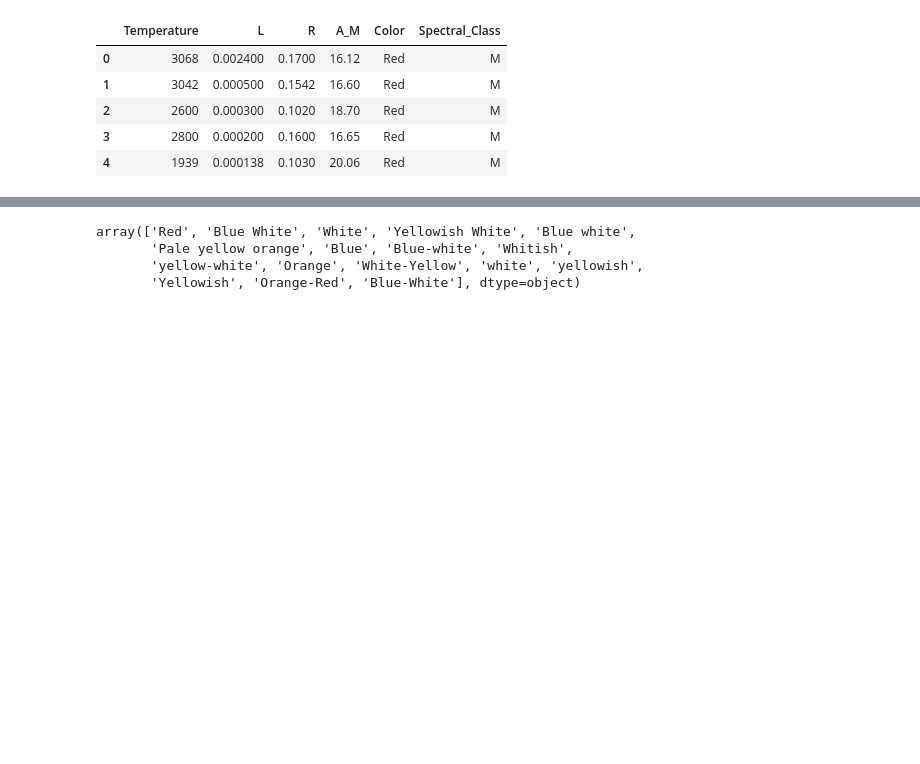
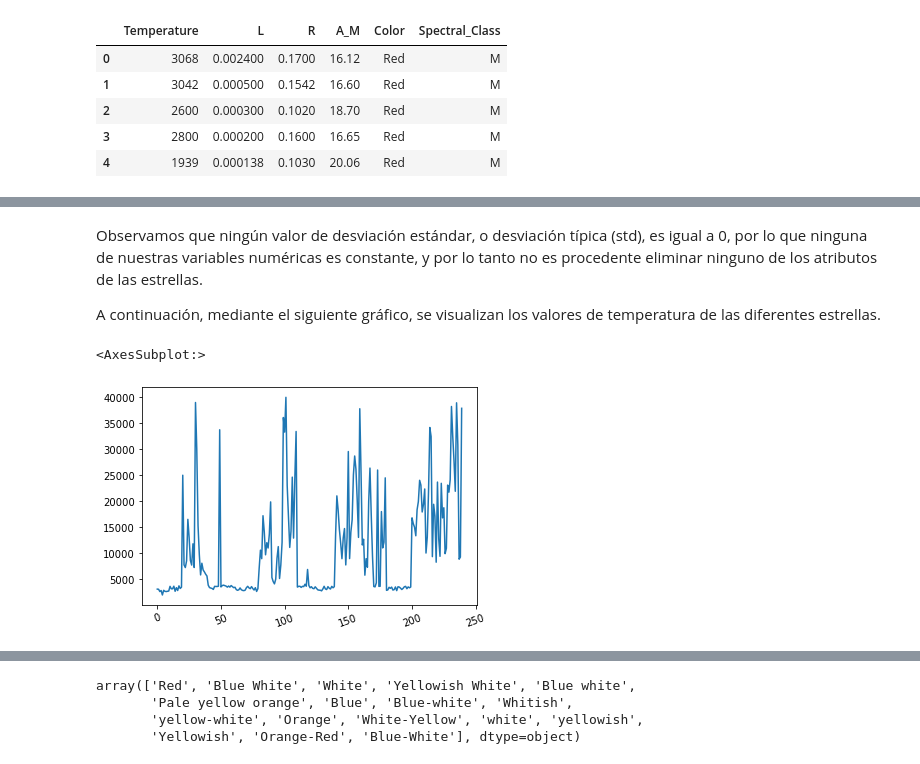
Before and after one commit to mgommez/practica2_ml, a Jupyter notebook: KMeans.ipynb, the cells around one changed output, grey strips where cells are left out. Cells and saved outputs as stored; diff of their text form; code cells hidden in the pictures; blank space fills up the shorter version.

```diff
--- a/KMeans.ipynb
+++ b/KMeans.ipynb
@@ -376,0 +287,9 @@ En primer lugar, observamos los diferentes colores asociados a las estrellas
+# %% [markdown]
+Observamos que ningún valor de desviación estándar, o desviación típica (std), es igual a 0, por lo que ninguna de nuestras variables numéricas es constante, y por lo tanto no es procedente eliminar ninguno de los atributos de las estrellas.
+
+A continuación, mediante el siguiente gráfico, se visualizan los valores de temperatura de las diferentes estrellas.
+# %%
+stars['Temperature'].plot(rot=20)
+# %% [output]
+<AxesSubplot:>
+[figure, added]
```
Also changed, not shown: parts of 40 cells of this notebook.
